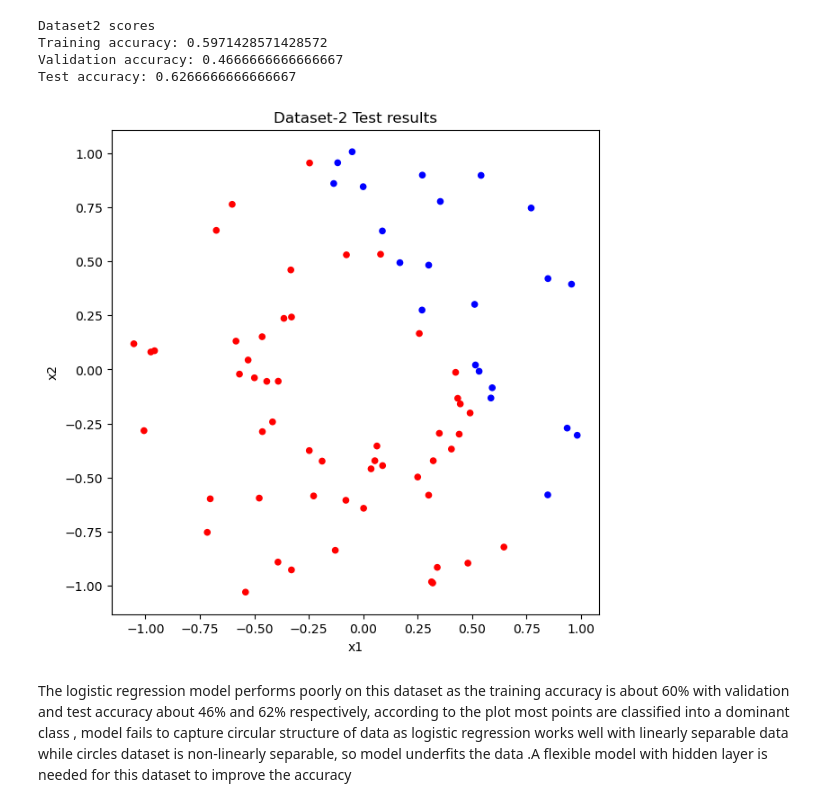
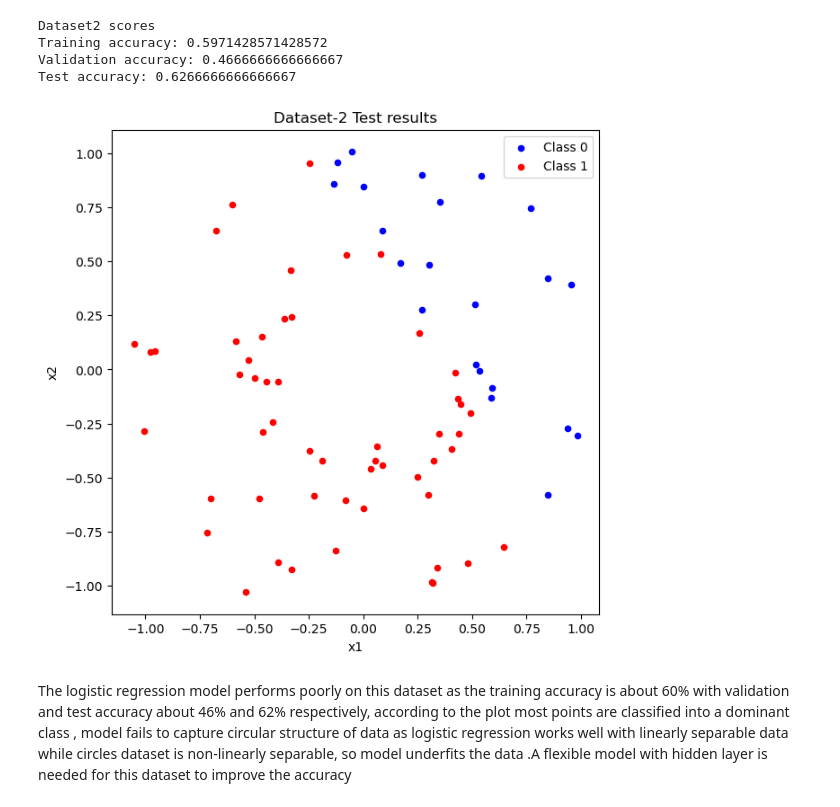
Before and after one commit to PatriotArrow/DeepLearning, a Jupyter notebook: assignment1/task2/Load-Small-Datasets.ipynb, the cells around one changed output. Cells and saved outputs as stored; diff of their text form; code cells hidden in the pictures.

Commit message:
edited graph for dataset2

```diff
--- a/assignment1/task2/Load-Small-Datasets.ipynb
+++ b/assignment1/task2/Load-Small-Datasets.ipynb
@@ -286,18 +286,23 @@ Test accuracy: 0.6266666666666667
 # %%
 import matplotlib.pyplot as plt
 
 y2_pred_test = model.predict(X2_test)
 #flattening for plotting
 y_pred_flat = y2_pred_test.ravel()
 
 plt.figure(figsize = (7,7))
 
-plt.scatter(X2_test[:,0],X2_test[:,1],c=y_pred_flat,cmap="bwr",s=20)
+class0 = np.where(y_pred_flat == 0)
+class1 = np.where(y_pred_flat == 1)
+
+plt.scatter(X2_test[class0, 0], X2_test[class0, 1],color='blue', s=20, label='Class 0')
+plt.scatter(X2_test[class1, 0], X2_test[class1, 1],color='red', s=20, label='Class 1')
 plt.title("Dataset-2 Test results")
 plt.xlabel("x1")
 plt.ylabel("x2")
+plt.legend()
 plt.show()
 # %% [output]
-[figure, old version]
+[figure, new version]
 # %% [markdown]
 The logistic regression model performs poorly on this dataset as the training accuracy is about 60% with validation and test accuracy about 46% and 62% respectively, according to the plot most points are classified into a dominant class , model fails to capture circular structure of data as logistic regression works well with linearly separable data while circles dataset is non-linearly separable, so model underfits the data .A flexible model with hidden layer is needed for this dataset to improve the accuracy
```
